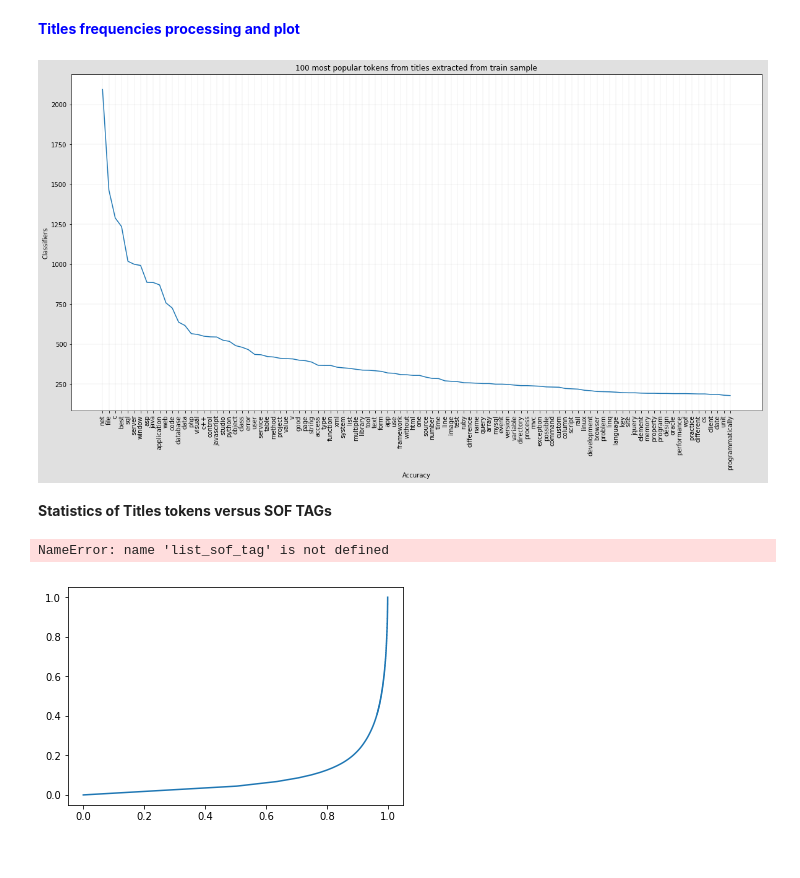
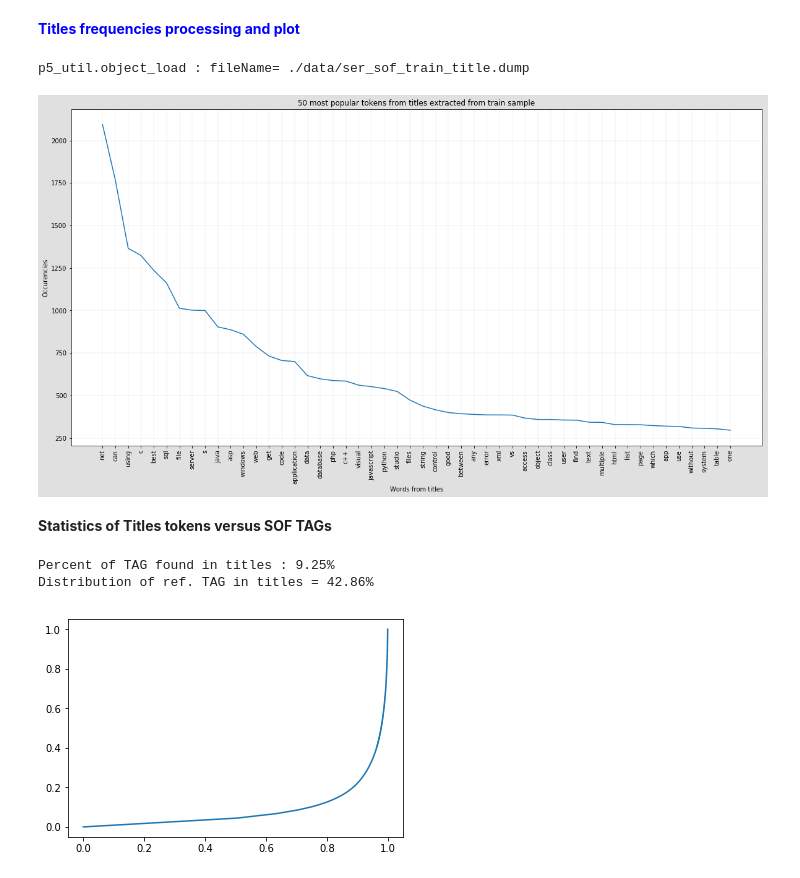
Before and after one commit to dataforcast/OC_Datascientist, a Jupyter notebook: P6/P6_DataAnalysis.ipynb, the cells around one changed output. Cells and saved outputs as stored; diff of their text form; code cells hidden in the pictures.

```diff
--- a/P6/P6_DataAnalysis.ipynb
+++ b/P6/P6_DataAnalysis.ipynb
@@ -364,20 +545,32 @@ df_word_count = pd.DataFrame({'Name':df_word[0],"Count":df_count[0]})
+# %%
+import p5_util
+file_name='./data/ser_sof_train_title.dump'
+ser_sof_train_title = p5_util.object_load(file_name)
+# %% [output]
+p5_util.object_load : fileName= ./data/ser_sof_train_title.dump
+# %%
+import p6_util
+
+df_word_count = p6_util.ser_corpus_2_df_word_count(ser_sof_train_title, token_mode='nltk')
 # %%
 import p6_util_plot
 
-item_count=100
+item_count=50
 title = str(item_count)+" most popular tokens from titles extracted from train sample"
-p6_util_plot.ser_item_occurency_plot(df_word_count.Name,df_word_count.Count,item_count, title)
+p6_util_plot.ser_item_occurency_plot(df_word_count.Word,df_word_count.Count,item_count, title\
+                                     ,p_y_title="Occurencies", p_x_title="Words from titles")
 # %% [output]
-[figure, old version]
+[figure, new version]
 # %% [markdown]
 **Statistics of Titles tokens versus SOF TAGs**
 # %%
-intersection_count = len(set(list_sof_tag).intersection(df_word_count.Name.tolist()))
-reftags_count = len(list_sof_tag)
-print("Percentage train title tokens / SOF Tags = {0:1.2F}".format(100*intersection_count/reftags_count))
-print("Percentage train title tokens issued from SOF Tags = {0:1.2F}".format(100*intersection_count/len(df_word_count.Name.tolist())))
+intersection_count = len(set(df_sof_tags.TagName.tolist()).intersection(df_word_count.Word.tolist()))
+reftags_count = len(df_sof_tags.TagName.tolist())
+print("Percent of TAG found in titles : {0:1.2F}%".format(100*intersection_count/reftags_count))
+print("Distribution of ref. TAG in titles = {0:1.2F}%".format(100*intersection_count/len(df_word_count.Word.tolist())))
 # %% [output]
-NameError: name 'list_sof_tag' is not defined
+Percent of TAG found in titles : 9.25%
+Distribution of ref. TAG in titles = 42.86%
 # %%
 import numpy as np
 
```
Also changed, not shown: parts of 74 cells of this notebook, 9 other files.
